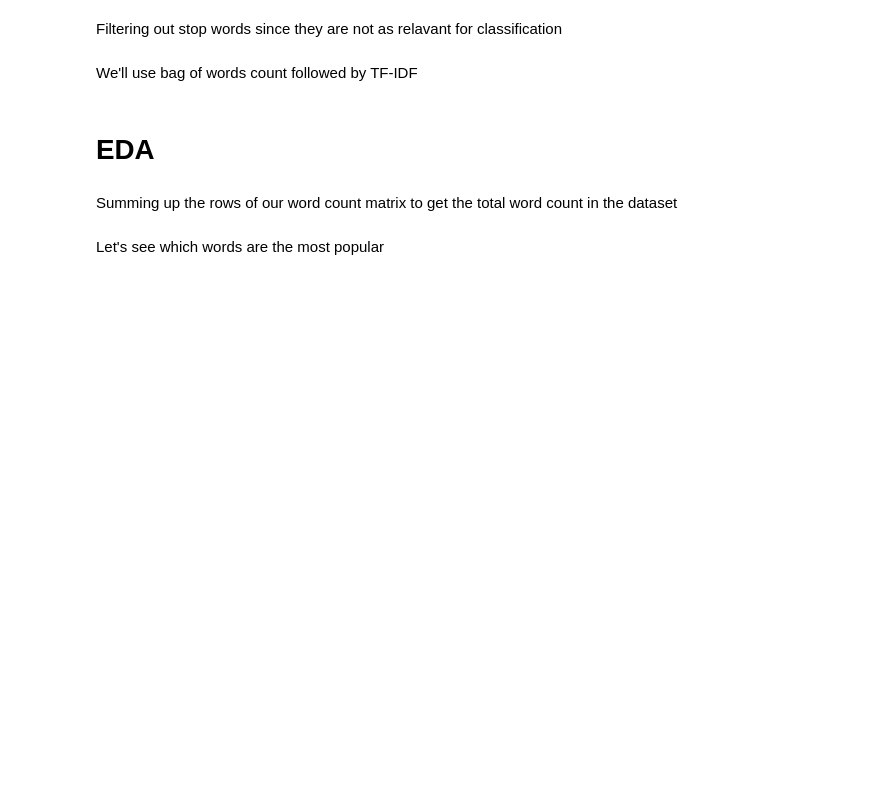
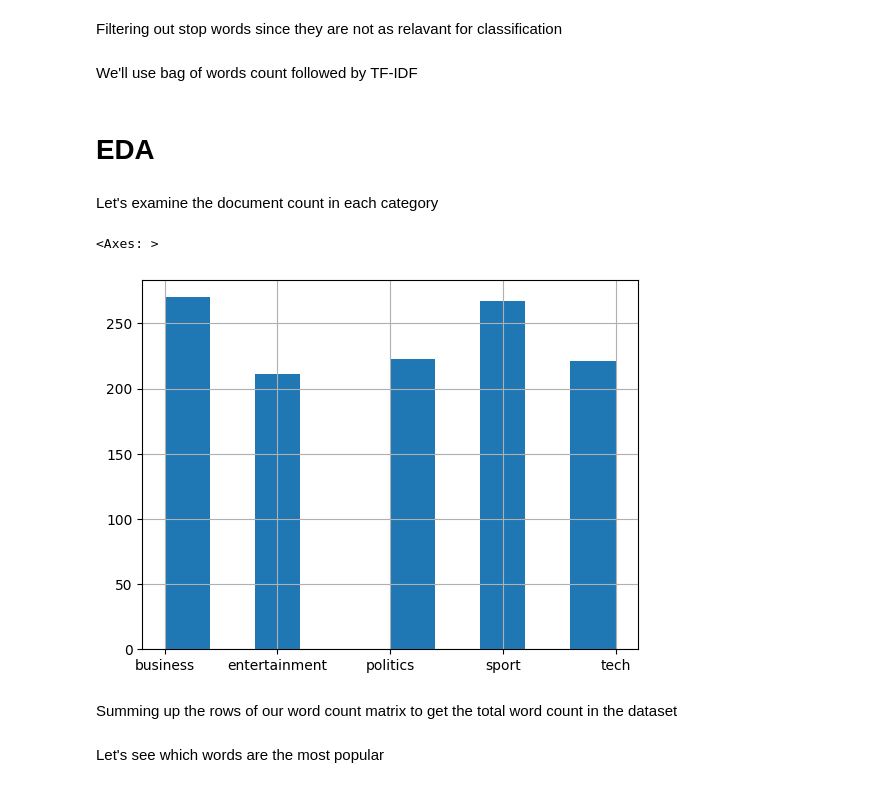
Before and after one commit to Osherz5/bbc_news_classification, a Jupyter notebook: bbc-news-miniproject.ipynb, the cells around one changed output. Cells and saved outputs as stored; diff of their text form; code cells hidden in the pictures; blank space fills up the shorter version.

```diff
--- a/bbc-news-miniproject.ipynb
+++ b/bbc-news-miniproject.ipynb
@@ -130,6 +110,13 @@ reverse_vocab = {v:k for (k,v) in vocab.items()}
 #print(df_train['text_clean'].iloc[0])
 # %% [markdown]
 # EDA
+# %% [markdown]
+Let's examine the document count in each category
+# %%
+df_train['Category'].hist()
+# %% [output]
+<Axes: >
+[figure, added]
 # %% [markdown]
 Summing up the rows of our word count matrix to get the total word count in the dataset
 # %%
```
Also changed, not shown: parts of 25 cells of this notebook.
